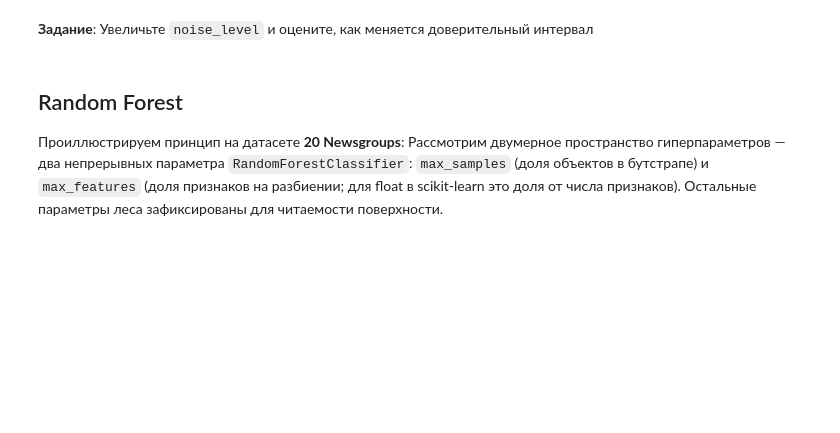
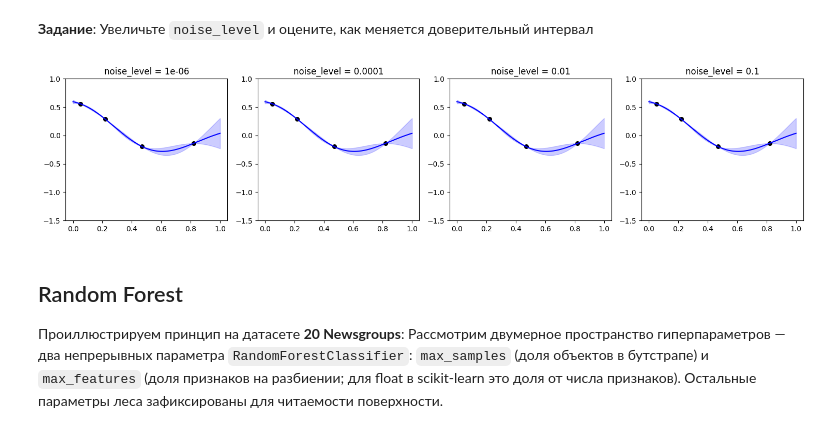
Before and after one commit to akpchelkova/spbu_ml_2026, a Jupyter notebook: notebooks/hyperparameter_optimization.ipynb, the cells around one changed output. Saved outputs shown, nothing was run; the diff lists cells and outputs as text; code cells hidden in the pictures; blank space fills up the shorter version.

```diff
--- a/notebooks/hyperparameter_optimization.ipynb
+++ b/notebooks/hyperparameter_optimization.ipynb
@@ -635,6 +737,26 @@ plt.show()
 [figure]
 # %% [markdown]
 **Задание**: Увеличьте `noise_level` и оцените, как меняется доверительный интервал
+# %%
+noise_levels = [1e-6, 1e-4, 1e-2, 0.1]
+fig, axes = plt.subplots(1, len(noise_levels), figsize=(15, 3.5))
+X_train_gp = np.array([0.05, 0.22, 0.47, 0.82]).reshape(-1, 1)
+y_train_gp = np.sin(4 * np.pi * X_train_gp[:, 0]) * (1 - X_train_gp[:, 0])
+X_grid_gp = np.linspace(0, 1, 400).reshape(-1, 1)
+for ax, noise in zip(axes, noise_levels):
+    kernel = ConstantKernel(1.0) * RBF(length_scale=0.18) + WhiteKernel(noise_level=noise)
+    gp = GaussianProcessRegressor(kernel=kernel, normalize_y=True, random_state=42)
+    gp.fit(X_train_gp, y_train_gp)
+    mu, std = gp.predict(X_grid_gp, return_std=True)
+    ax.plot(X_grid_gp[:, 0], mu, 'b-')
+    ax.fill_between(X_grid_gp[:, 0], mu - 1.96*std, mu + 1.96*std, alpha=0.2, color='blue')
+    ax.scatter(X_train_gp[:, 0], y_train_gp, c='black', s=30)
+    ax.set_title(f'noise_level = {noise}')
+    ax.set_ylim(-1.5, 1.0)
+plt.tight_layout()
+plt.show()
+# %% [output]
+[figure, added]
 # %%
 categories = ["alt.atheism", "soc.religion.christian"]
 class_names = ["atheism", "christian"]
```
Also changed, not shown: parts of 19 cells of this notebook.
